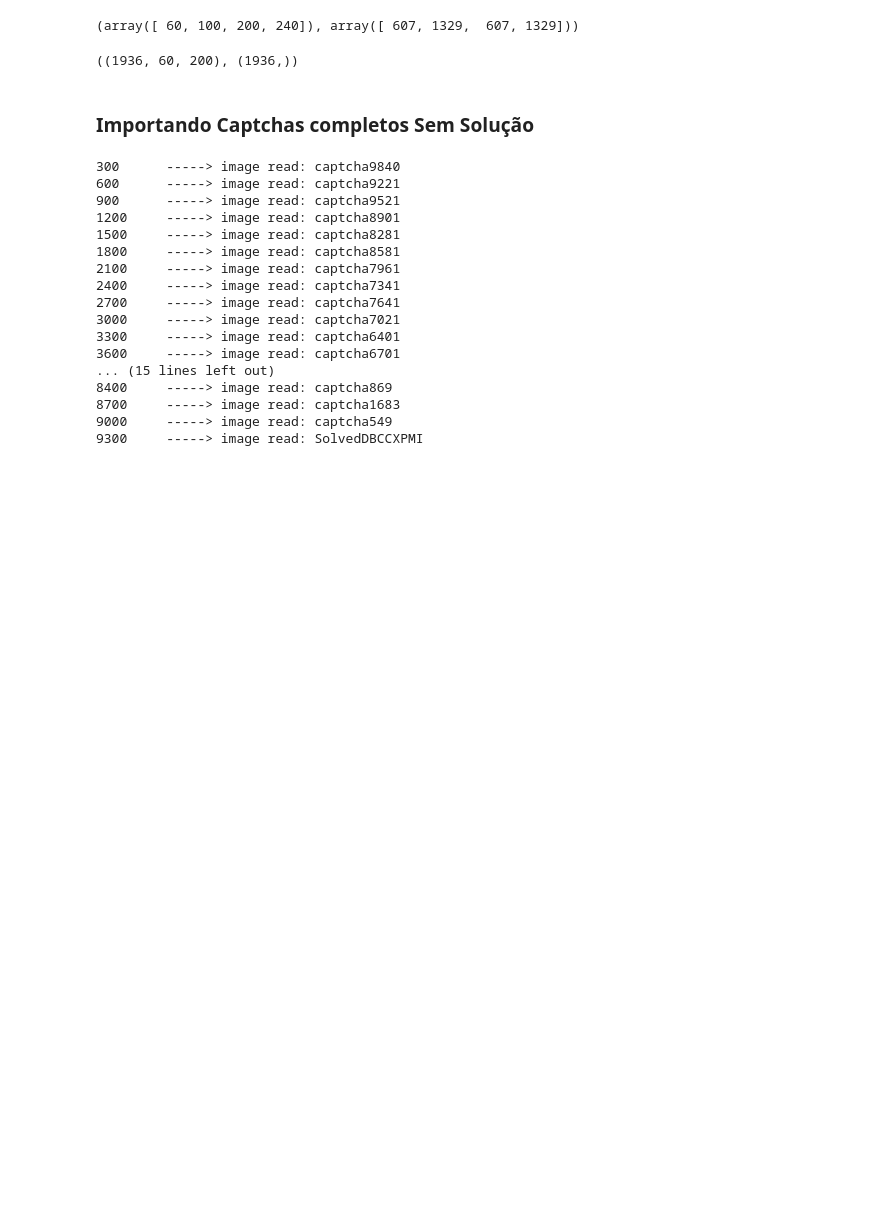
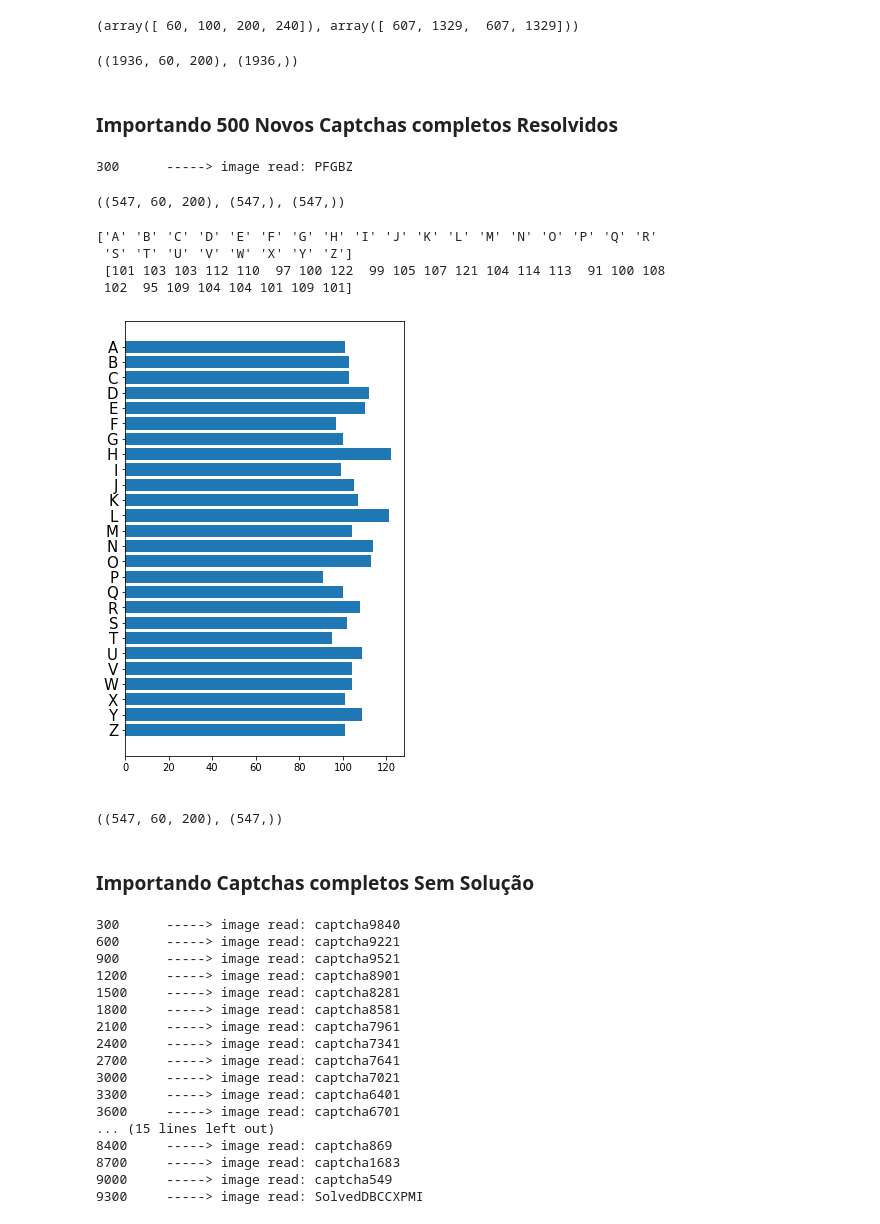
Before and after one commit to lamfo-unb/captcha_break, a Jupyter notebook: [Captcha_Break]-EDA.ipynb, the cells around one changed output. Cells and saved outputs as stored; diff of their text form; code cells hidden in the pictures; blank space fills up the shorter version.

```diff
--- a/[Captcha_Break]-EDA.ipynb
+++ b/[Captcha_Break]-EDA.ipynb
@@ -158,3 +159,64 @@ with open(data_dir+'SolvedCaptchas'+'_Labels'+'.pickle', 'wb') as f:
 data.shape, labels.shape
 # %% [output]
 ((1936, 60, 200), (1936,))
+# %% [markdown]
+### Importando 500 Novos Captchas completos Resolvidos
+# %%
+# Loop and add files to list.
+data = []
+labels = []
+shapes = []
+i = 0
+captchas = paths.list_images('SDBCclean')
+for file in captchas:
+    size = os.path.getsize(file)
+    name = file.split('/')[1][:-4]
+    i += 1
+
+    if len(name) == 5: # Pego somente imagens corretas
+       img = cv2.imread(file)
+       img = cv2.cvtColor(img, cv2.COLOR_BGR2GRAY)
+       img = (img - img.mean()) / img.std() # Normalizacao da Imagem
+       shape = img.shape
+
+       img = cv2.resize(img, (200, 60))
+
+       shapes.append(shape)
+       data.append(img)
+       labels.append(name)
+       if i%300 == 0: print(str(i)+"\t -----> image read: "+name)
+
+    # if i == 10: break
+
+shapes = np.array(shapes)
+data = np.array(data)
+labels = np.array(labels)
+# %% [output]
+300      -----> image read: PFGBZ
+# %%
+lab = np.array([x.upper() for x in labels])
+# %%
+data.shape, lab.shape,labels.shape
+# %% [output]
+((547, 60, 200), (547,), (547,))
+# %%
+import matplotlib.pyplot as plt
+letras = np.array([list(x) for x in lab])
+letr, freq  = np.unique(letras,return_counts=True)
+print(letr, '\n',freq)
+
+y_pos = np.arange(len(letr))
+fig, ax = plt.subplots(figsize=(5,8))
+ax.barh(y_pos, freq)
+ax.set_yticks(y_pos)
+ax.set_yticklabels(letr, color='black', fontsize=15)
+ax.invert_yaxis()  # labels read top-to-bottom
+ax.set_xlabel('Freq', color='white')
+
+plt.show()
+# %% [output]
+['A' 'B' 'C' 'D' 'E' 'F' 'G' 'H' 'I' 'J' 'K' 'L' 'M' 'N' 'O' 'P' 'Q' 'R'
+ 'S' 'T' 'U' 'V' 'W' 'X' 'Y' 'Z']
+ [101 103 103 112 110  97 100 122  99 105 107 121 104 114 113  91 100 108
+ 102  95 109 104 104 101 109 101]
+[figure, added]
@@ -161,3 +234,7 @@ data.shape, labels.shape
+# %%
+data.shape, lab.shape
+# %% [output]
+((547, 60, 200), (547,))
 # %% [markdown]
 ### Importando Captchas completos Sem Solução
 # %%
```
Also changed, not shown: parts of 19 cells of this notebook, 1 other file.
